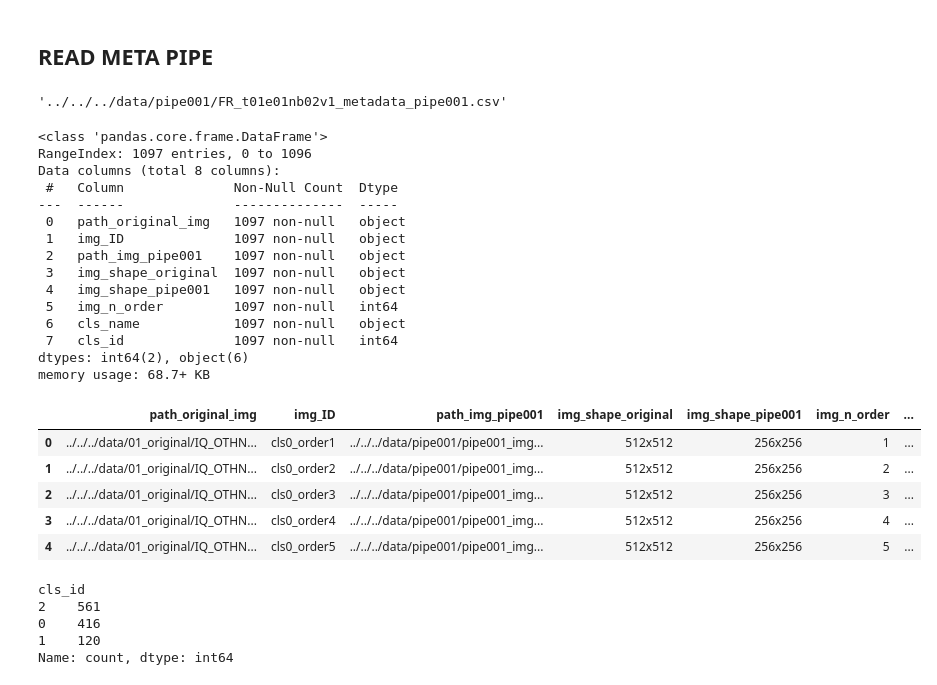
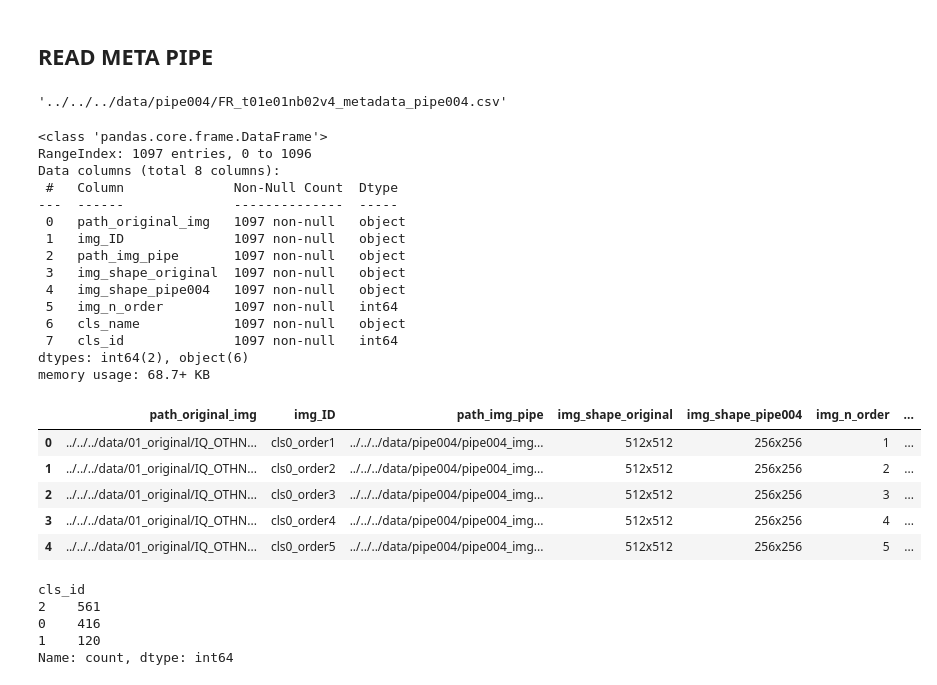
Before and after one commit to fredy-rojas/LungCancer, a Jupyter notebook: notebook/tsk01/exp01/FR_t01e01nb03_Training_v1_vanillaCNN.ipynb, the cells around one changed output. Drawn from its saved outputs; the diff is of its cells as text; code cells hidden in the pictures.

```diff
--- a/notebook/tsk01/exp01/FR_t01e01nb03_Training_v1_vanillaCNN.ipynb
+++ b/notebook/tsk01/exp01/FR_t01e01nb03_Training_v1_vanillaCNN.ipynb
@@ -81,18 +81,21 @@ class cfg:
     # THIS NOTEBOOK ID
     THIS_NOTEBOOK_REF = "FR_t01e01nb03v1"
 
+    preprocessing_pipe = 'pipe004'
+    meta_csv_preprocessing_pipe = f"FR_t01e01nb02v4_metadata_pipe004.csv"
+
     #==================================================
-    # ROOT PIPE001
+    # ROOT PIPE
     ROOT_PIPE = os.path.join('..', '..', '..',
                              'data',
-                             'pipe001',
+                             preprocessing_pipe,
                             )
 
 
     METADATA_PIPE = os.path.join('..', '..', '..',
                                  'data',
-                                 'pipe001',
-                                 'FR_t01e01nb02v1_metadata_pipe001.csv',
+                                 preprocessing_pipe,
+                                 meta_csv_preprocessing_pipe,
                                 )
 
     #==================================================
@@ -497,33 +500,34 @@ def train(model,
 fpath = cfg.METADATA_PIPE
 fpath
 # %% [output]
-'../../../data/pipe001/FR_t01e01nb02v1_metadata_pipe001.csv'
+'../../../data/pipe004/FR_t01e01nb02v4_metadata_pipe004.csv'
 # %%
 pipe_meta = pd.read_csv(fpath)
+pipe_meta.rename(columns={f'path_img_{cfg.preprocessing_pipe}':'path_img_pipe'}, inplace=True)
 pipe_meta.info()
 pipe_meta.head(5)
 # %% [output]
 <class 'pandas.core.frame.DataFrame'>
 RangeIndex: 1097 entries, 0 to 1096
 Data columns (total 8 columns):
  #   Column              Non-Null Count  Dtype
 ---  ------              --------------  -----
  0   path_original_img   1097 non-null   object
  1   img_ID              1097 non-null   object
- 2   path_img_pipe001    1097 non-null   object
+ 2   path_img_pipe       1097 non-null   object
  3   img_shape_original  1097 non-null   object
- 4   img_shape_pipe001   1097 non-null   object
+ 4   img_shape_pipe004   1097 non-null   object
  5   img_n_order         1097 non-null   int64
  6   cls_name            1097 non-null   object
  7   cls_id              1097 non-null   int64
 dtypes: int64(2), object(6)
 memory usage: 68.7+ KB
-|  | path_original_img | img_ID | path_img_pipe001 | img_shape_original | img_shape_pipe001 | img_n_order | ... |
-| 0 | ../../../data/01_original/IQ_OTHN... | cls0_order1 | ../../../data/pipe001/pipe001_img... | 512x512 | 256x256 | 1 | ... |
-| 1 | ../../../data/01_original/IQ_OTHN... | cls0_order2 | ../../../data/pipe001/pipe001_img... | 512x512 | 256x256 | 2 | ... |
-| 2 | ../../../data/01_original/IQ_OTHN... | cls0_order3 | ../../../data/pipe001/pipe001_img... | 512x512 | 256x256 | 3 | ... |
-| 3 | ../../../data/01_original/IQ_OTHN... | cls0_order4 | ../../../data/pipe001/pipe001_img... | 512x512 | 256x256 | 4 | ... |
-| 4 | ../../../data/01_original/IQ_OTHN... | cls0_order5 | ../../../data/pipe001/pipe001_img... | 512x512 | 256x256 | 5 | ... |
+|  | path_original_img | img_ID | path_img_pipe | img_shape_original | img_shape_pipe004 | img_n_order | ... |
+| 0 | ../../../data/01_original/IQ_OTHN... | cls0_order1 | ../../../data/pipe004/pipe004_img... | 512x512 | 256x256 | 1 | ... |
+| 1 | ../../../data/01_original/IQ_OTHN... | cls0_order2 | ../../../data/pipe004/pipe004_img... | 512x512 | 256x256 | 2 | ... |
+| 2 | ../../../data/01_original/IQ_OTHN... | cls0_order3 | ../../../data/pipe004/pipe004_img... | 512x512 | 256x256 | 3 | ... |
+| 3 | ../../../data/01_original/IQ_OTHN... | cls0_order4 | ../../../data/pipe004/pipe004_img... | 512x512 | 256x256 | 4 | ... |
+| 4 | ../../../data/01_original/IQ_OTHN... | cls0_order5 | ../../../data/pipe004/pipe004_img... | 512x512 | 256x256 | 5 | ... |
 # %%
 pipe_meta["cls_id"].value_counts()
 # %% [output]
```
Also changed, not shown: parts of 8 cells of this notebook, 2 other files.
